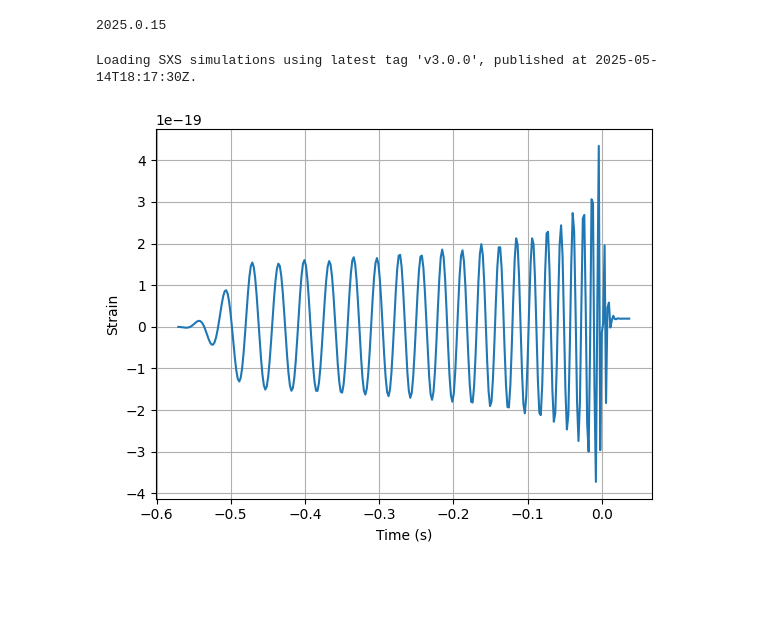
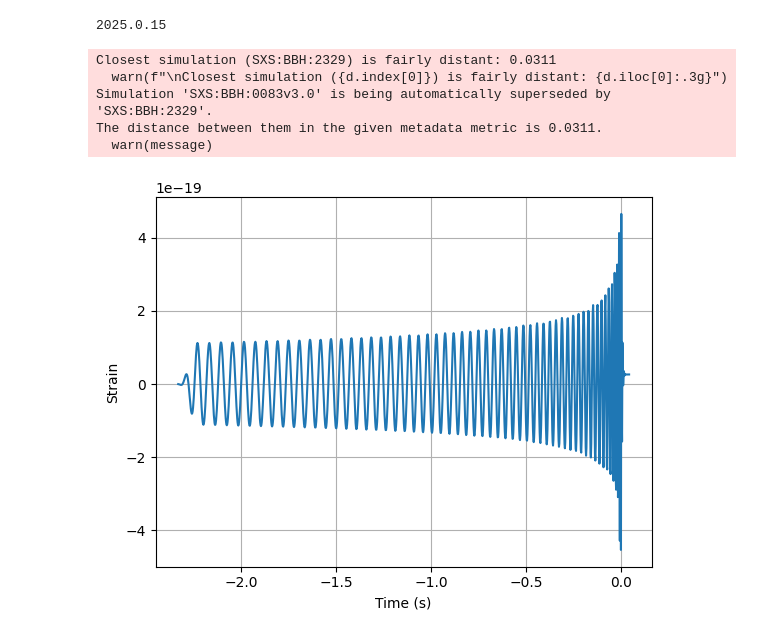
Before and after one commit to Kanchan-05/pycbcnr, a Jupyter notebook: test_nrsxs.ipynb, the cells around one changed output. Cells and saved outputs as stored; diff of their text form; code cells hidden in the pictures; blank space fills up the shorter version.

```diff
--- a/test_nrsxs.ipynb
+++ b/test_nrsxs.ipynb
@@ -14,21 +14,28 @@ print (sxs.__version__)
 # %% [output]
 2025.0.15
 # %%
+m1 = 31.0
+m2 = 20.5
 
+mtot = m1 + m2
+sxsid = "SXS:BBH:0083"
 hp, hc = get_td_waveform(approximant='nrsxs',
-                                 mass1=30,
-                                 mass2=20,
+                                 mtotal=mtot,
                                  delta_t=1/512,
                                  f_lower=20,
                                  inclination=np.pi/6,
                                  coa_phase=np.pi/4,
                                  distance=1,
-                                 sxs_id='SXS:BBH:0305')
+                                 sxs_id=sxsid)
 plt.plot(hp.sample_times, hp)
 plt.xlabel('Time (s)')
 plt.ylabel('Strain')
 plt.grid()
 plt.show()
 # %% [output]
-Loading SXS simulations using latest tag 'v3.0.0', published at 2025-05-14T18:17:30Z.
+Closest simulation (SXS:BBH:2329) is fairly distant: 0.0311
+  warn(f"\nClosest simulation ({d.index[0]}) is fairly distant: {d.iloc[0]:.3g}")
+Simulation 'SXS:BBH:0083v3.0' is being automatically superseded by 'SXS:BBH:2329'.
+The distance between them in the given metadata metric is 0.0311.
+  warn(message)
-[figure, old version]
+[figure, new version]
```
Also changed, not shown: 1 other file.
